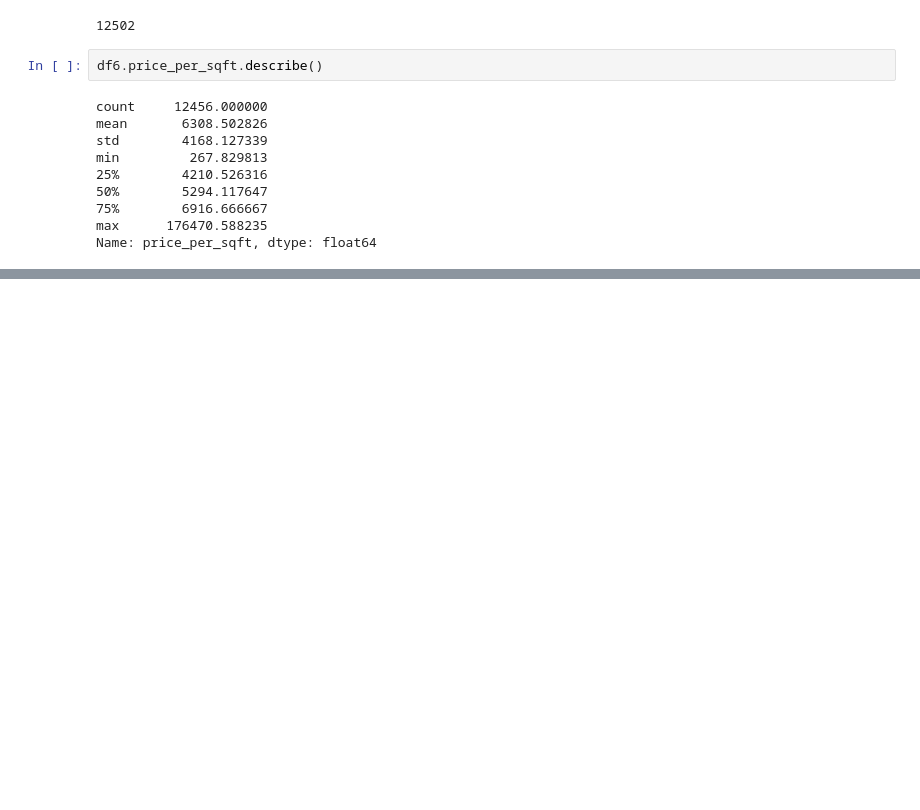
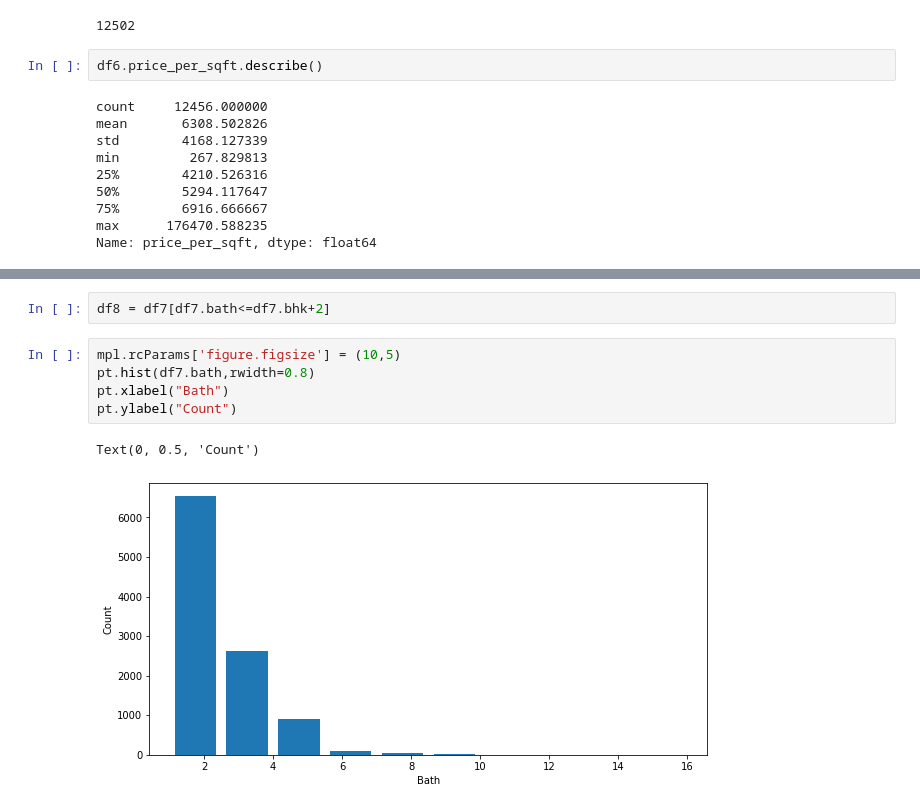
Before and after one commit to shuvo-git/ML_Project_Flask, a Jupyter notebook: Untitled.ipynb, the cells around one changed output, grey strips where cells are left out. Drawn from its saved outputs; the diff is of its cells as text; blank space fills up the shorter version.

```diff
--- a/Untitled.ipynb
+++ b/Untitled.ipynb
@@ -231,0 +297,10 @@ Name: price_per_sqft, dtype: float64
+# %%
+df8 = df7[df7.bath<=df7.bhk+2]
+# %%
+mpl.rcParams['figure.figsize'] = (10,5)
+pt.hist(df7.bath,rwidth=0.8)
+pt.xlabel("Bath")
+pt.ylabel("Count")
+# %% [output]
+Text(0, 0.5, 'Count')
+[figure, added]
```
Also changed, not shown: parts of 22 cells of this notebook.
